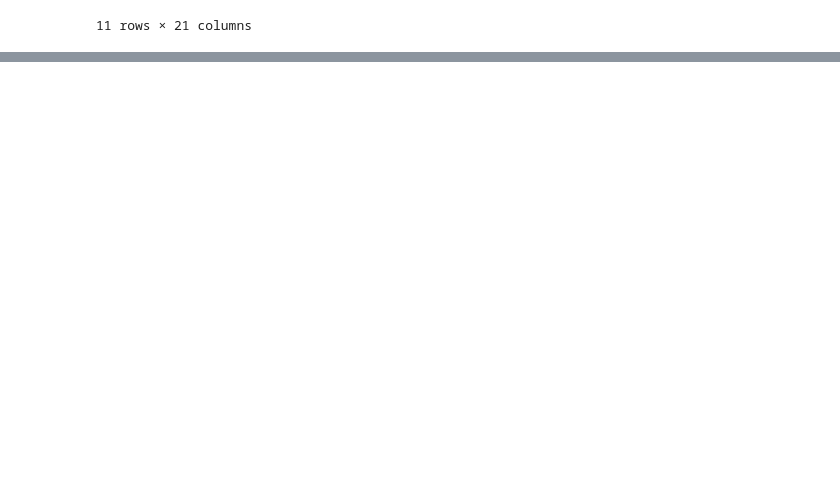
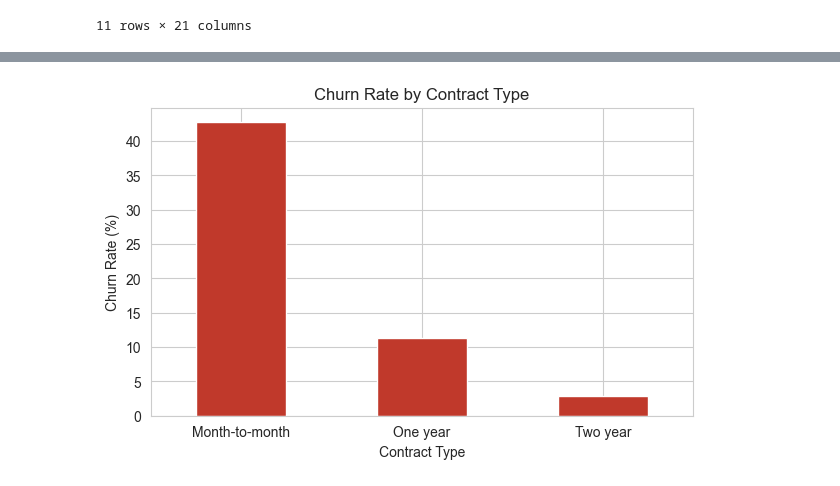
Before and after one commit to drikshathakur786/churnlens-customer-retention-analytics, a Jupyter notebook: python/01_eda.ipynb, the cells around one changed output, grey strips where cells are left out. Drawn from its saved outputs; the diff is of its cells as text; code cells hidden in the pictures; blank space fills up the shorter version.

```diff
--- a/python/01_eda.ipynb
+++ b/python/01_eda.ipynb
@@ -73,0 +157,3 @@ df[df['TotalCharges'] == ' ']
+# %%
+churn_by_contract = df.groupby('Contract')['Churn'].value_counts(normalize=True).unstack() * 100
+churn_by_contract
@@ -73,0 +166,9 @@ df[df['TotalCharges'] == ' ']
+# %%
+churn_by_contract['Yes'].plot(kind='bar', figsize=(7,4), color='#c0392b')
+plt.title('Churn Rate by Contract Type')
+plt.xlabel('Contract Type')
+plt.ylabel('Churn Rate (%)')
+plt.xticks(rotation=0)
+plt.show()
+# %% [output]
+[figure, added]
```
Also changed, not shown: parts of 11 cells of this notebook.
